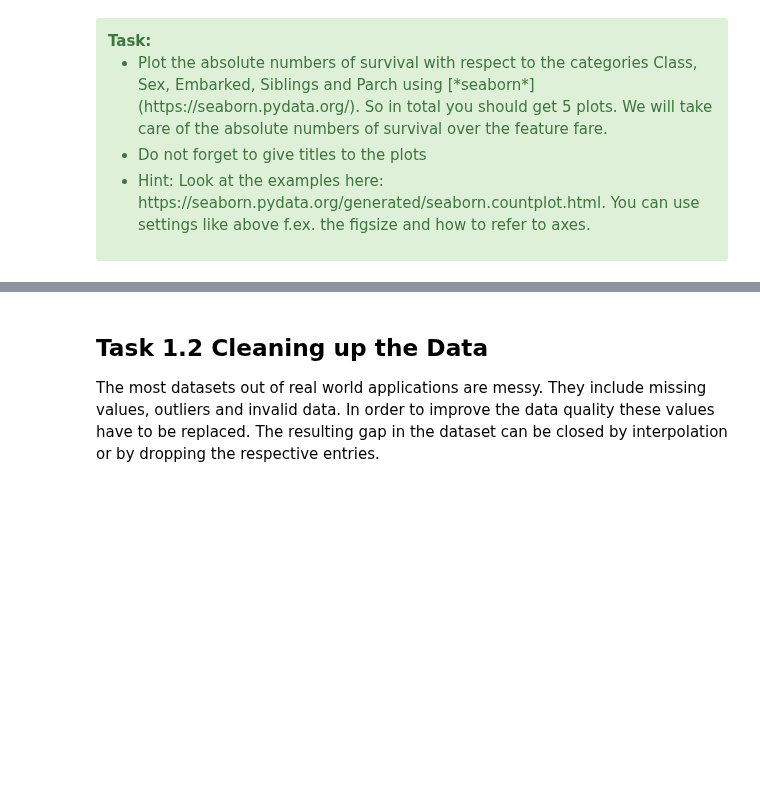
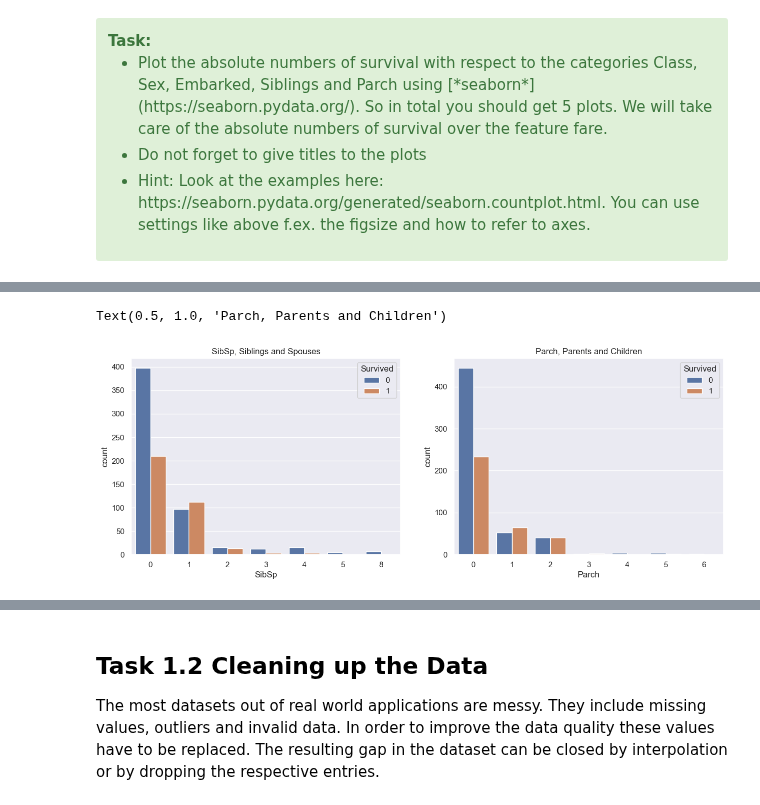
Before and after one commit to anton-seifert/LAMA, a Jupyter notebook: task-2-supervised-learning/Task 3.1 - Preparation.ipynb, the cells around one changed output, grey strips where cells are left out. Drawn from its saved outputs; the diff is of its cells as text; code cells hidden in the pictures; blank space fills up the shorter version.

```diff
--- a/task-2-supervised-learning/Task 3.1 - Preparation.ipynb
+++ b/task-2-supervised-learning/Task 3.1 - Preparation.ipynb
@@ -176,8 +223,17 @@ ax[2].set_title('Total Passengers by Age')
 # %%
 # Plot the survival rate with respect to the Siblings and Parch
 # STUDENT CODE HERE (1pt)
+figure, axs = plt.subplots(1,2, figsize =(15,5))
+
+sns.countplot(data= train, x = "SibSp", ax = axs[0], hue= "Survived")
+axs[0].set_title("SibSp, Siblings and Spouses")
+sns.countplot(data= train, x= "Parch", ax = axs[1], hue= "Survived")
+axs[1].set_title("Parch, Parents and Children")
 
 # STUDENT CODE until HERE
+# %% [output]
+Text(0.5, 1.0, 'Parch, Parents and Children')
+[figure, added]
 # %%
 # Using the sns.distplot because of too many bins for usual sns.countplot function
 plt.figure(figsize=(20,5))
```
Also changed, not shown: parts of 25 cells of this notebook.
